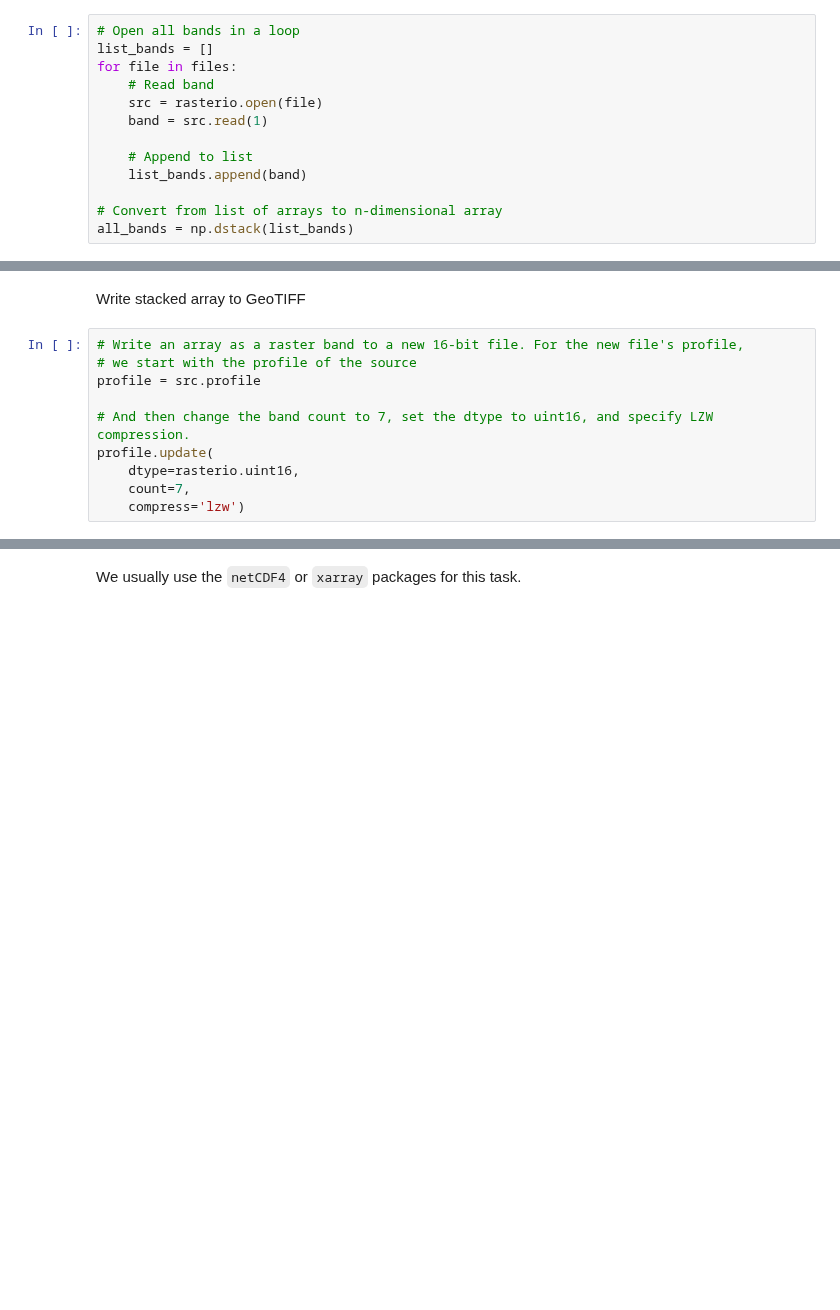
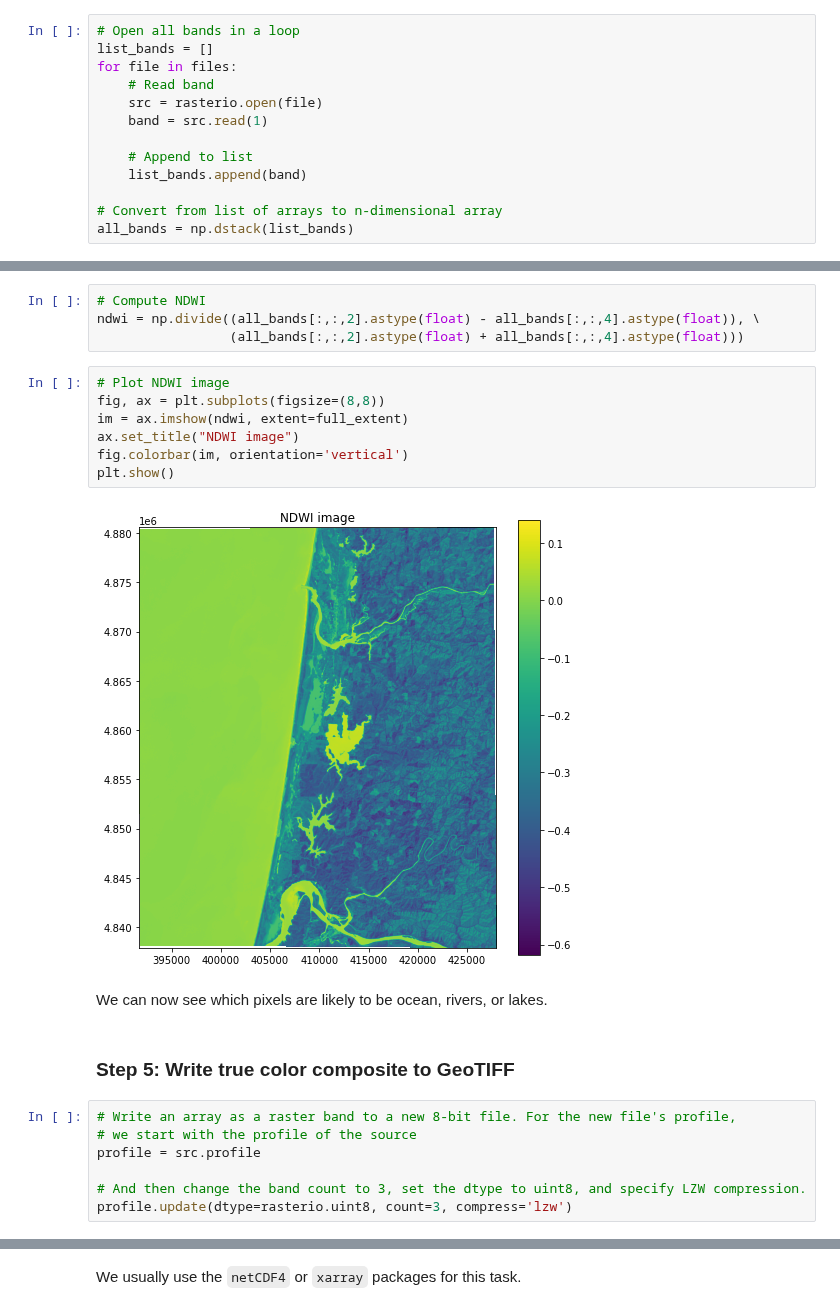
Before and after one commit to JohnnyRyan1/geospatial-data-science, a Jupyter notebook: labs/lab4/04_read_write_gridded_data.ipynb, the cells around one changed output, grey strips where cells are left out. Drawn from its saved outputs; the diff is of its cells as text; blank space fills up the shorter version.

```diff
--- a/labs/lab4/04_read_write_gridded_data.ipynb
+++ b/labs/lab4/04_read_write_gridded_data.ipynb
@@ -104,13 +162,25 @@ plt.tight_layout()
+# %%
+# Compute NDWI
+ndwi = np.divide((all_bands[:,:,2].astype(float) - all_bands[:,:,4].astype(float)), \
+                 (all_bands[:,:,2].astype(float) + all_bands[:,:,4].astype(float)))
+# %%
+# Plot NDWI image
+fig, ax = plt.subplots(figsize=(8,8))
+im = ax.imshow(ndwi, extent=full_extent)
+ax.set_title("NDWI image")
+fig.colorbar(im, orientation='vertical')
+plt.show()
+# %% [output]
+[figure, added]
+# %% [markdown]
+We can now see which pixels are likely to be ocean, rivers, or lakes.
 # %% [markdown]
-Write stacked array to GeoTIFF
+### Step 5: Write true color composite to GeoTIFF
 # %%
-# Write an array as a raster band to a new 16-bit file. For the new file's profile,
+# Write an array as a raster band to a new 8-bit file. For the new file's profile,
 # we start with the profile of the source
 profile = src.profile
 
-# And then change the band count to 7, set the dtype to uint16, and specify LZW compression.
-profile.update(
-    dtype=rasterio.uint16,
-    count=7,
-    compress='lzw')
+# And then change the band count to 3, set the dtype to uint8, and specify LZW compression.
+profile.update(dtype=rasterio.uint8, count=3, compress='lzw')
 # %%
```
Also changed, not shown: parts of 42 cells of this notebook, 1 other file.
